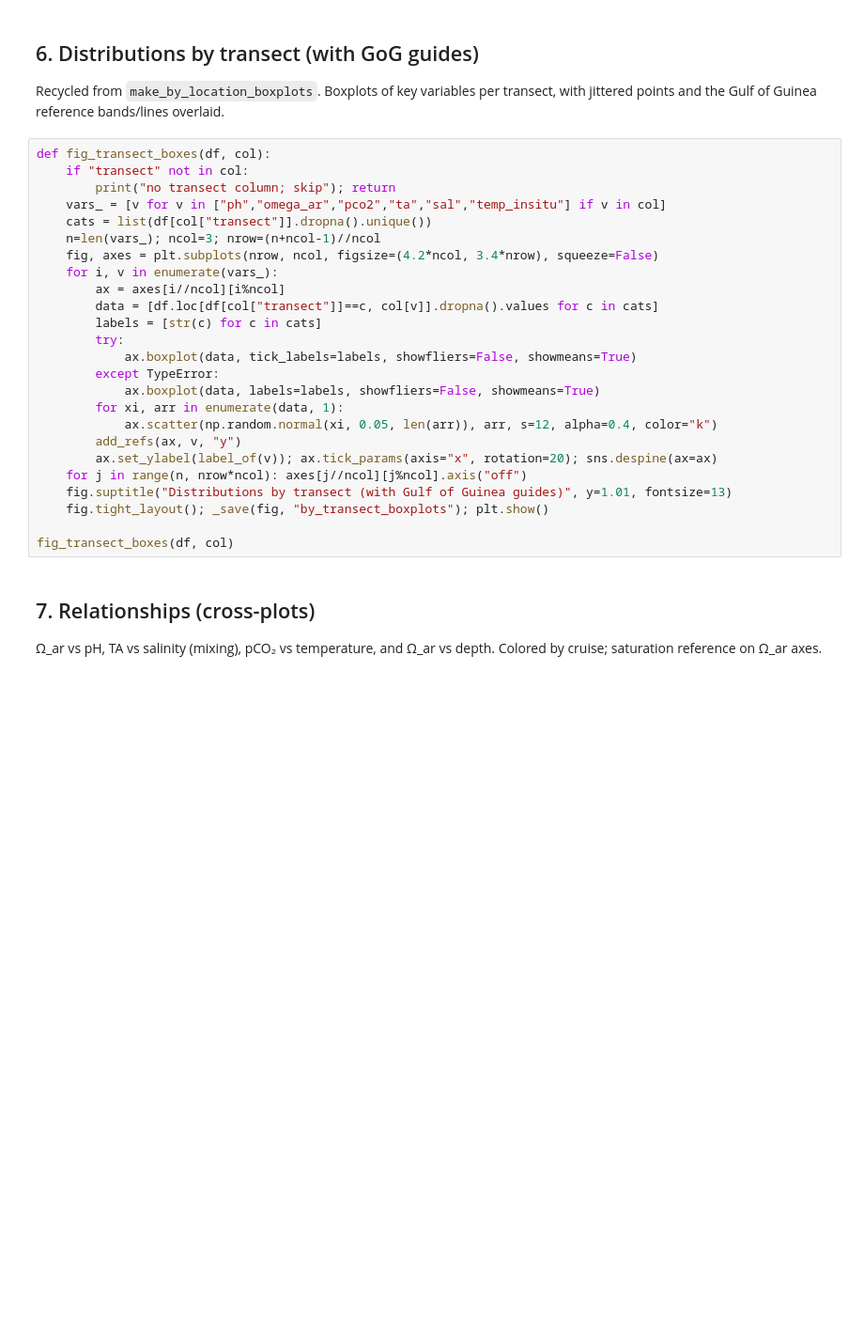
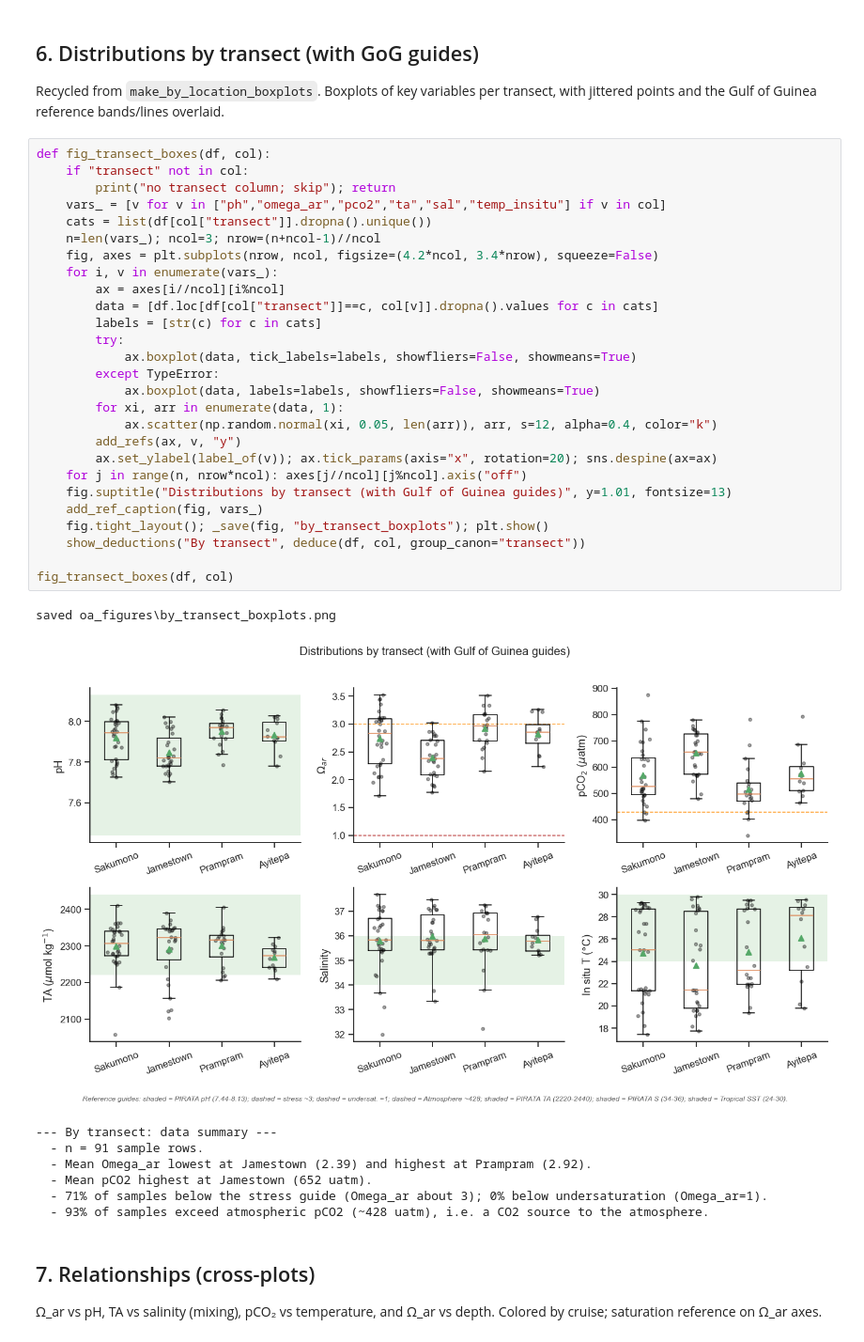
Before and after one commit to reez-png/oa_pipeline, a Jupyter notebook: notebooks/oa_figures.ipynb, the cells around one changed output. Shown at 94% size. Cells and saved outputs as stored; diff of their text form; blank space fills up the shorter version.

```diff
--- a/notebooks/oa_figures.ipynb
+++ b/notebooks/oa_figures.ipynb
@@ -273,28 +385,39 @@ with jittered points and the Gulf of Guinea reference bands/lines overlaid.
 # %%
 def fig_transect_boxes(df, col):
     if "transect" not in col:
         print("no transect column; skip"); return
     vars_ = [v for v in ["ph","omega_ar","pco2","ta","sal","temp_insitu"] if v in col]
     cats = list(df[col["transect"]].dropna().unique())
     n=len(vars_); ncol=3; nrow=(n+ncol-1)//ncol
     fig, axes = plt.subplots(nrow, ncol, figsize=(4.2*ncol, 3.4*nrow), squeeze=False)
     for i, v in enumerate(vars_):
         ax = axes[i//ncol][i%ncol]
         data = [df.loc[df[col["transect"]]==c, col[v]].dropna().values for c in cats]
         labels = [str(c) for c in cats]
         try:
             ax.boxplot(data, tick_labels=labels, showfliers=False, showmeans=True)
         except TypeError:
             ax.boxplot(data, labels=labels, showfliers=False, showmeans=True)
         for xi, arr in enumerate(data, 1):
             ax.scatter(np.random.normal(xi, 0.05, len(arr)), arr, s=12, alpha=0.4, color="k")
         add_refs(ax, v, "y")
         ax.set_ylabel(label_of(v)); ax.tick_params(axis="x", rotation=20); sns.despine(ax=ax)
     for j in range(n, nrow*ncol): axes[j//ncol][j%ncol].axis("off")
     fig.suptitle("Distributions by transect (with Gulf of Guinea guides)", y=1.01, fontsize=13)
+    add_ref_caption(fig, vars_)
     fig.tight_layout(); _save(fig, "by_transect_boxplots"); plt.show()
+    show_deductions("By transect", deduce(df, col, group_canon="transect"))
 
 fig_transect_boxes(df, col)
+# %% [output]
+saved oa_figures\by_transect_boxplots.png
+[figure, added]
+--- By transect: data summary ---
+  - n = 91 sample rows.
+  - Mean Omega_ar lowest at Jamestown (2.39) and highest at Prampram (2.92).
+  - Mean pCO2 highest at Jamestown (652 uatm).
+  - 71% of samples below the stress guide (Omega_ar about 3); 0% below undersaturation (Omega_ar=1).
+  - 93% of samples exceed atmospheric pCO2 (~428 uatm), i.e. a CO2 source to the atmosphere.
 # %% [markdown]
 ## 7. Relationships (cross-plots)
 
```
Also changed, not shown: parts of 7 cells of this notebook, 4 other files.
